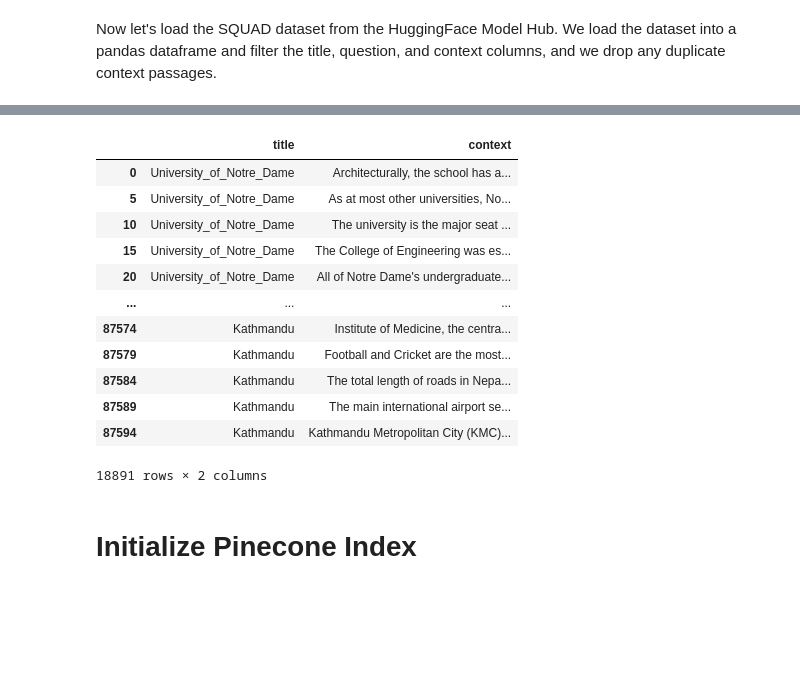
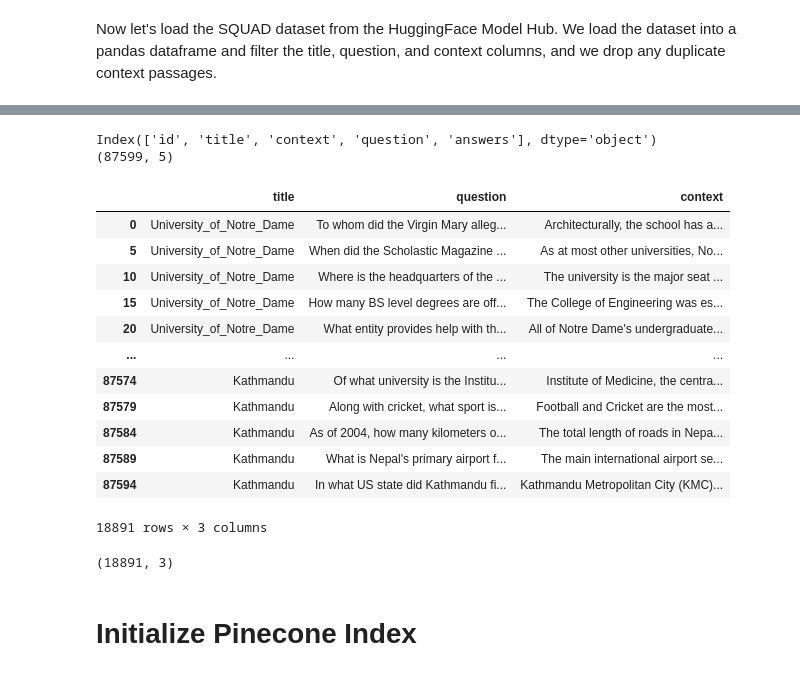
Before and after one commit to ironhack-labs/lab-extractive-question-answering, a Jupyter notebook: lab-extractive-question-answering.ipynb, the cells around one changed output, grey strips where cells are left out. Drawn from its saved outputs; the diff is of its cells as text; code cells hidden in the pictures; blank space fills up the shorter version.

```diff
--- a/lab-extractive-question-answering.ipynb
+++ b/lab-extractive-question-answering.ipynb
@@ -38,23 +35,34 @@ Dataset squad downloaded and prepared to /root/.cache/huggingface/datasets/squad
+# %%
+print(df.columns)
+print(df.shape)
+# %% [output]
+Index(['id', 'title', 'context', 'question', 'answers'], dtype='object')
+(87599, 5)
 # %%
 # select only title and context column
-df = None
+df = df[["title", "question", "context"]]
 # drop rows containing duplicate context passages
-df = None
+df = df.drop_duplicates(subset = "context")
 df
 # %% [output]
-|  | title | context |
-| 0 | University_of_Notre_Dame | Architecturally, the school has a... |
-| 5 | University_of_Notre_Dame | As at most other universities, No... |
-| 10 | University_of_Notre_Dame | The university is the major seat ... |
-| 15 | University_of_Notre_Dame | The College of Engineering was es... |
-| 20 | University_of_Notre_Dame | All of Notre Dame's undergraduate... |
-| ... | ... | ... |
-| 87574 | Kathmandu | Institute of Medicine, the centra... |
-| 87579 | Kathmandu | Football and Cricket are the most... |
-| 87584 | Kathmandu | The total length of roads in Nepa... |
-| 87589 | Kathmandu | The main international airport se... |
-| 87594 | Kathmandu | Kathmandu Metropolitan City (KMC)... |
+|  | title | question | context |
+| 0 | University_of_Notre_Dame | To whom did the Virgin Mary alleg... | Architecturally, the school has a... |
+| 5 | University_of_Notre_Dame | When did the Scholastic Magazine ... | As at most other universities, No... |
+| 10 | University_of_Notre_Dame | Where is the headquarters of the ... | The university is the major seat ... |
+| 15 | University_of_Notre_Dame | How many BS level degrees are off... | The College of Engineering was es... |
+| 20 | University_of_Notre_Dame | What entity provides help with th... | All of Notre Dame's undergraduate... |
+| ... | ... | ... | ... |
+| 87574 | Kathmandu | Of what university is the Institu... | Institute of Medicine, the centra... |
+| 87579 | Kathmandu | Along with cricket, what sport is... | Football and Cricket are the most... |
+| 87584 | Kathmandu | As of 2004, how many kilometers o... | The total length of roads in Nepa... |
+| 87589 | Kathmandu | What is Nepal's primary airport f... | The main international airport se... |
+| 87594 | Kathmandu | In what US state did Kathmandu fi... | Kathmandu Metropolitan City (KMC)... |
-18891 rows × 2 columns
+18891 rows × 3 columns
+# %%
+# Verify shape after dropping duplicates
+print(df.shape)
+# %% [output]
+(18891, 3)
 # %% [markdown]
 # Initialize Pinecone Index
 # %% [markdown]
```
Also changed, not shown: parts of 16 cells of this notebook.
